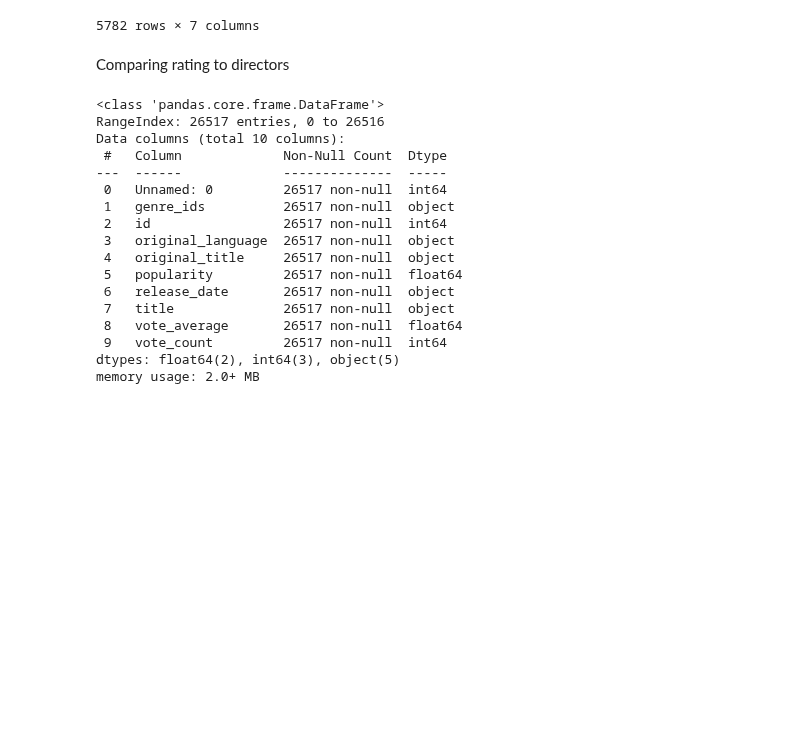
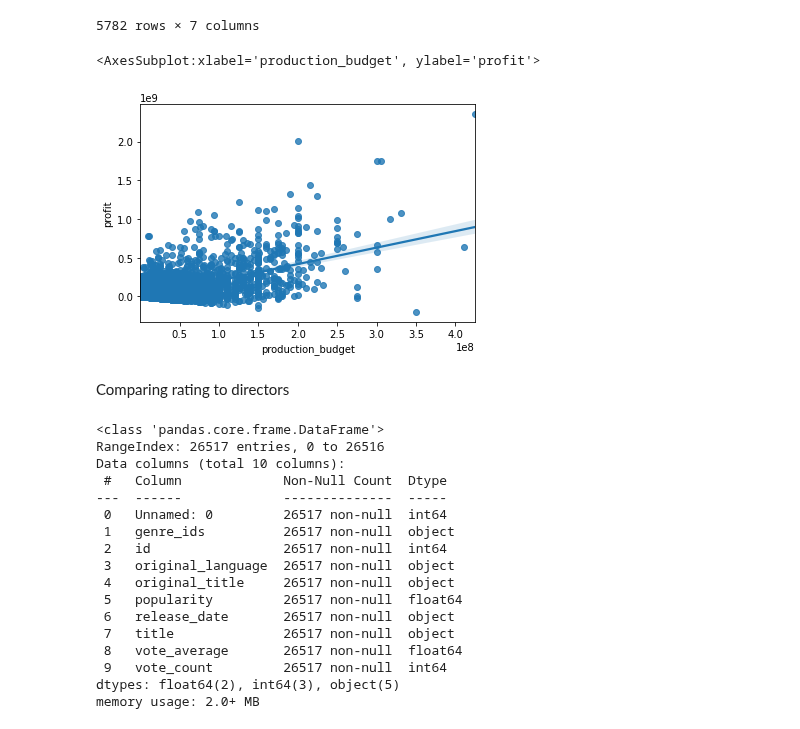
Before and after one commit to cLineman/CapStoneProject, a Jupyter notebook: ColtonLineman.ipynb, the cells around one changed output. Cells and saved outputs as stored; diff of their text form; code cells hidden in the pictures; blank space fills up the shorter version.

Commit message:
added scatter regression plot to better see the correlation

```diff
--- a/ColtonLineman.ipynb
+++ b/ColtonLineman.ipynb
@@ -468,6 +469,11 @@ movie_budgets.sort_values(['profit'], ascending=False)
 | 194 | 95 | Dec 31, 2020 | Moonfall | 150000000.0 | 0.0 | 0.000000e+00 | -1.500000e+08 |
 | 2 | 3 | Jun 7, 2019 | Dark Phoenix | 350000000.0 | 42762350.0 | 1.497624e+08 | -2.002376e+08 |
 5782 rows × 7 columns
+# %%
+sns.regplot(movie_budgets['production_budget'], movie_budgets["profit"])
+# %% [output]
+<AxesSubplot:xlabel='production_budget', ylabel='profit'>
+[figure, added]
 # %% [markdown]
 Comparing rating to directors
 # %%
```
Also changed, not shown: parts of 1 cell of this notebook.
